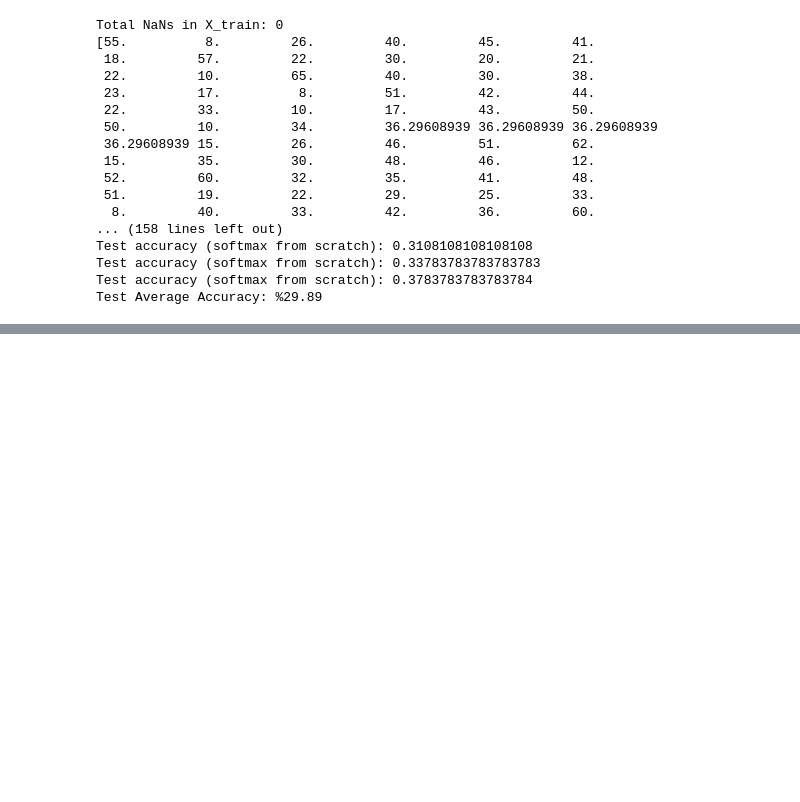
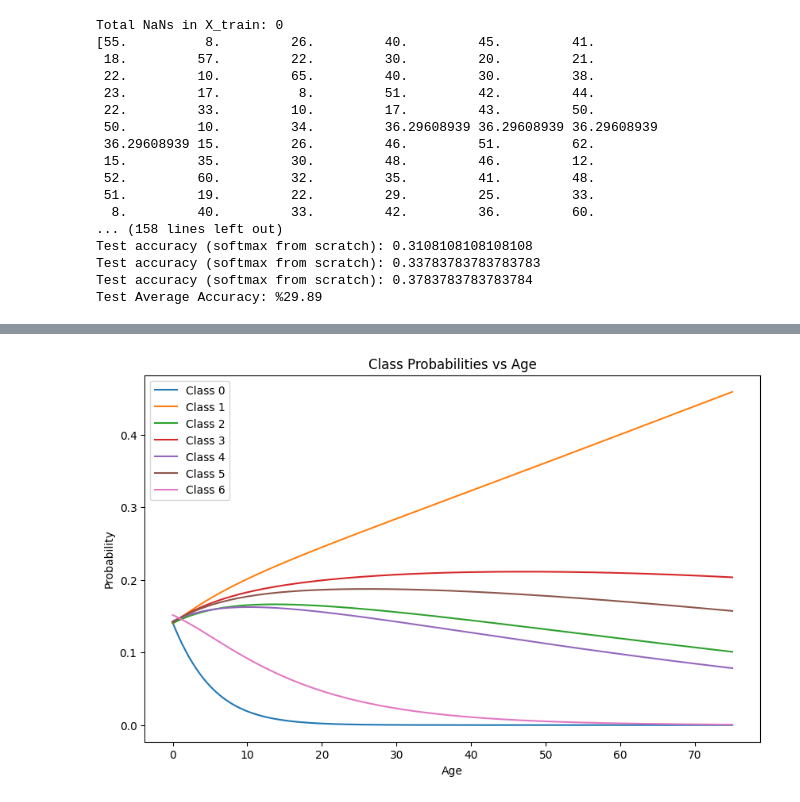
Before and after one commit to JamesParkerStrand/MidTerm_Machine-Learning, a Jupyter notebook: Midterm/part1/model1.ipynb, the cells around one changed output, grey strips where cells are left out. Saved outputs shown, nothing was run; the diff lists cells and outputs as text; code cells hidden in the pictures; blank space fills up the shorter version.

```diff
--- a/Midterm/part1/model1.ipynb
+++ b/Midterm/part1/model1.ipynb
@@ -202,0 +230,13 @@ Test Average Accuracy: %29.89
+# %%
+plt.figure(figsize=(10,6))
+
+for k in range(K):
+    plt.plot(age_grid, probs[:,k], label=f"Class {k}")
+
+plt.xlabel("Age")
+plt.ylabel("Probability")
+plt.title("Class Probabilities vs Age")
+plt.legend()
+plt.show()
+# %% [output]
+[figure, added]
```
Also changed, not shown: parts of 2 cells of this notebook, 1 other file.
